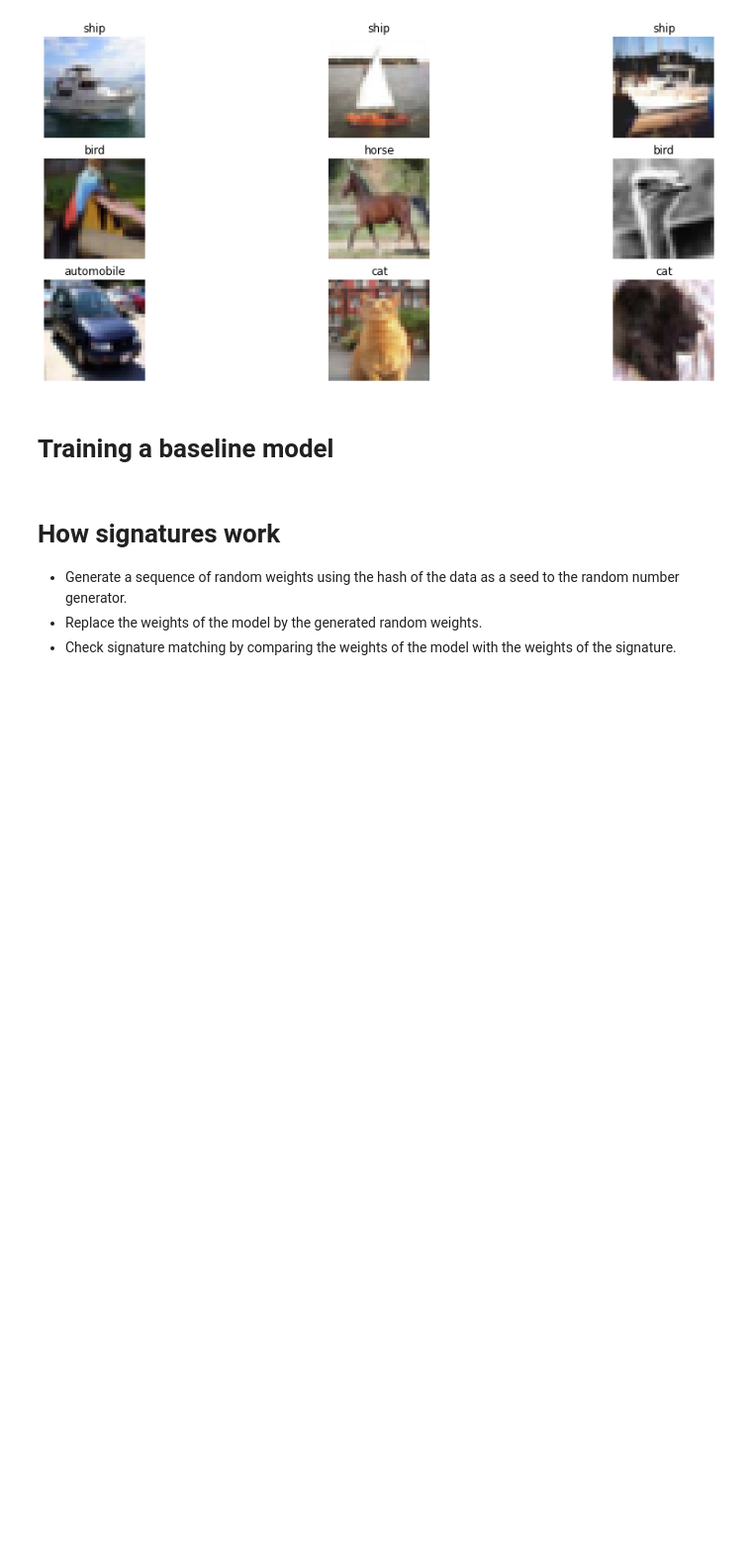
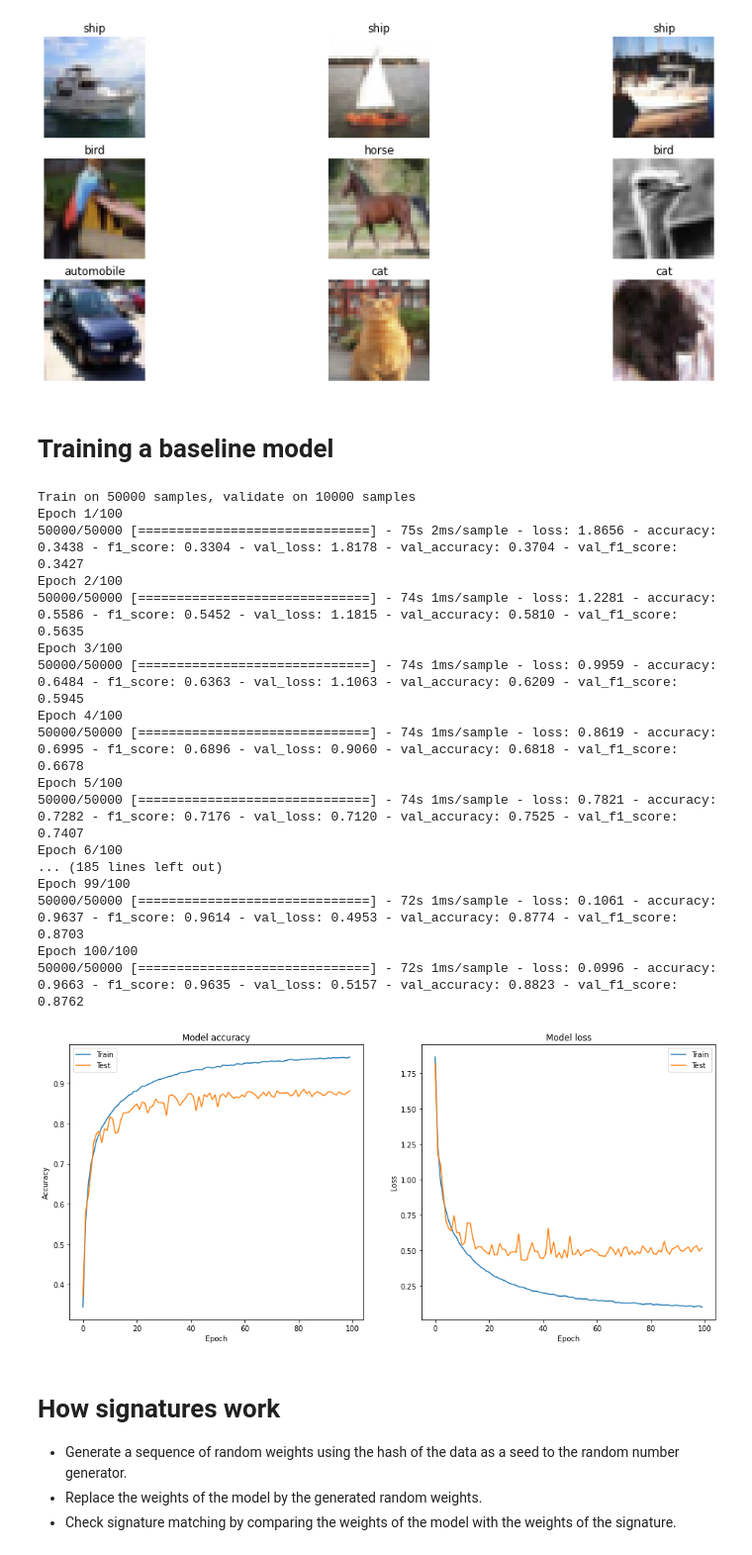
Before and after one commit to Wizdore/FreezeNET, a Jupyter notebook: white-box/dev.ipynb, the cells around one changed output. Shown at 99% size. Cells and saved outputs as stored; diff of their text form; code cells hidden in the pictures; blank space fills up the shorter version.

```diff
--- a/white-box/dev.ipynb
+++ b/white-box/dev.ipynb
@@ -60,27 +60,45 @@ preview(3)
 # %%
 from src.model import SimpleNet
 
-MODEL_NAME = '50epochs_baseline'
+MODEL_NAME = '100epochs_baseline'
 
 train_parameters = {
     'steps_per_epoch' : None,
-    'epochs' : 50,
+    'epochs' : 100,
     'validation_data' : (x_test,y_test),
     'batch_size' : 100
 }
 
 TRAINING = False
 SAVING = False
 
 if TRAINING:
-
     model = SimpleNet()
     model.fit(x_train, y_train, **train_parameters)
 
 if SAVING:
     model.save_weights(f'models/{MODEL_NAME}/model')
+    model.save_training_history(f'training_history/{MODEL_NAME}.csv')
     model.save_training_plot(f'img/{MODEL_NAME}.svg')
-    model.save_training_history(f'training_history/{MODEL_NAME}.csv')
+# %% [output]
+Train on 50000 samples, validate on 10000 samples
+Epoch 1/100
+50000/50000 [==============================] - 75s 2ms/sample - loss: 1.8656 - accuracy: 0.3438 - f1_score: 0.3304 - val_loss: 1.8178 - val_accuracy: 0.3704 - val_f1_score: 0.3427
+Epoch 2/100
+50000/50000 [==============================] - 74s 1ms/sample - loss: 1.2281 - accuracy: 0.5586 - f1_score: 0.5452 - val_loss: 1.1815 - val_accuracy: 0.5810 - val_f1_score: 0.5635
+Epoch 3/100
+50000/50000 [==============================] - 74s 1ms/sample - loss: 0.9959 - accuracy: 0.6484 - f1_score: 0.6363 - val_loss: 1.1063 - val_accuracy: 0.6209 - val_f1_score: 0.5945
+Epoch 4/100
+50000/50000 [==============================] - 74s 1ms/sample - loss: 0.8619 - accuracy: 0.6995 - f1_score: 0.6896 - val_loss: 0.9060 - val_accuracy: 0.6818 - val_f1_score: 0.6678
+Epoch 5/100
+50000/50000 [==============================] - 74s 1ms/sample - loss: 0.7821 - accuracy: 0.7282 - f1_score: 0.7176 - val_loss: 0.7120 - val_accuracy: 0.7525 - val_f1_score: 0.7407
+Epoch 6/100
+... (185 lines left out)
+Epoch 99/100
+50000/50000 [==============================] - 72s 1ms/sample - loss: 0.1061 - accuracy: 0.9637 - f1_score: 0.9614 - val_loss: 0.4953 - val_accuracy: 0.8774 - val_f1_score: 0.8703
+Epoch 100/100
+50000/50000 [==============================] - 72s 1ms/sample - loss: 0.0996 - accuracy: 0.9663 - f1_score: 0.9635 - val_loss: 0.5157 - val_accuracy: 0.8823 - val_f1_score: 0.8762
+[figure, added]
 # %% [markdown]
 # How signatures work
 
```
Also changed, not shown: parts of 7 cells of this notebook, 5 other files.
